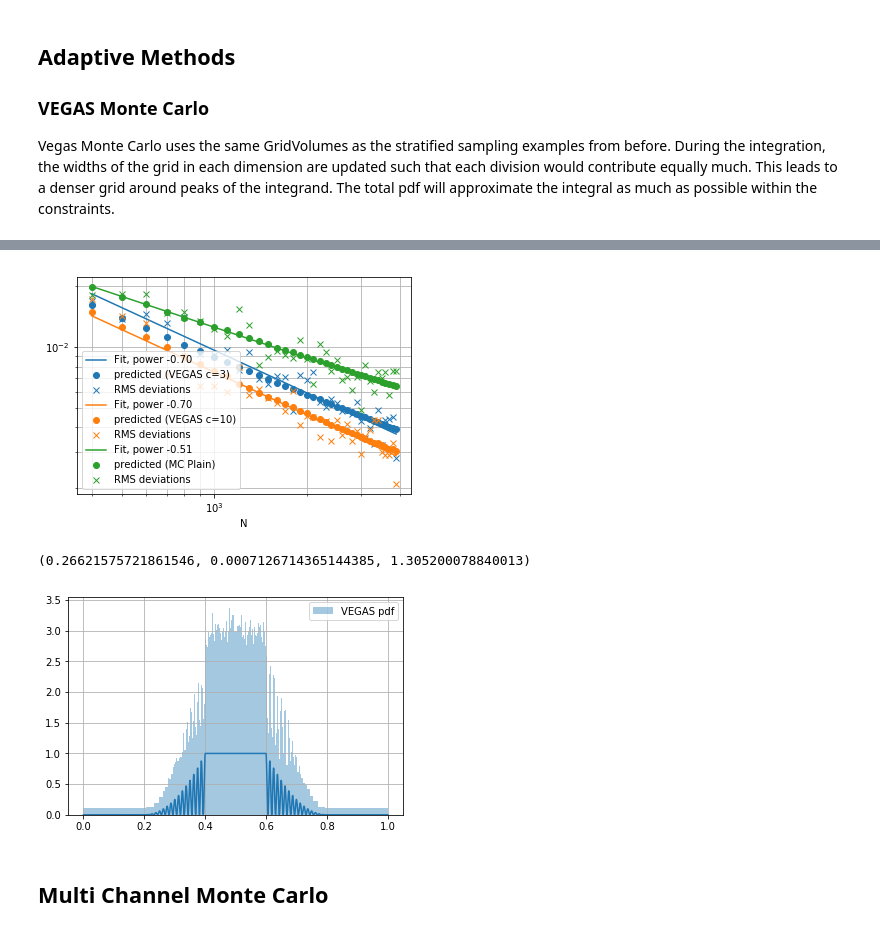
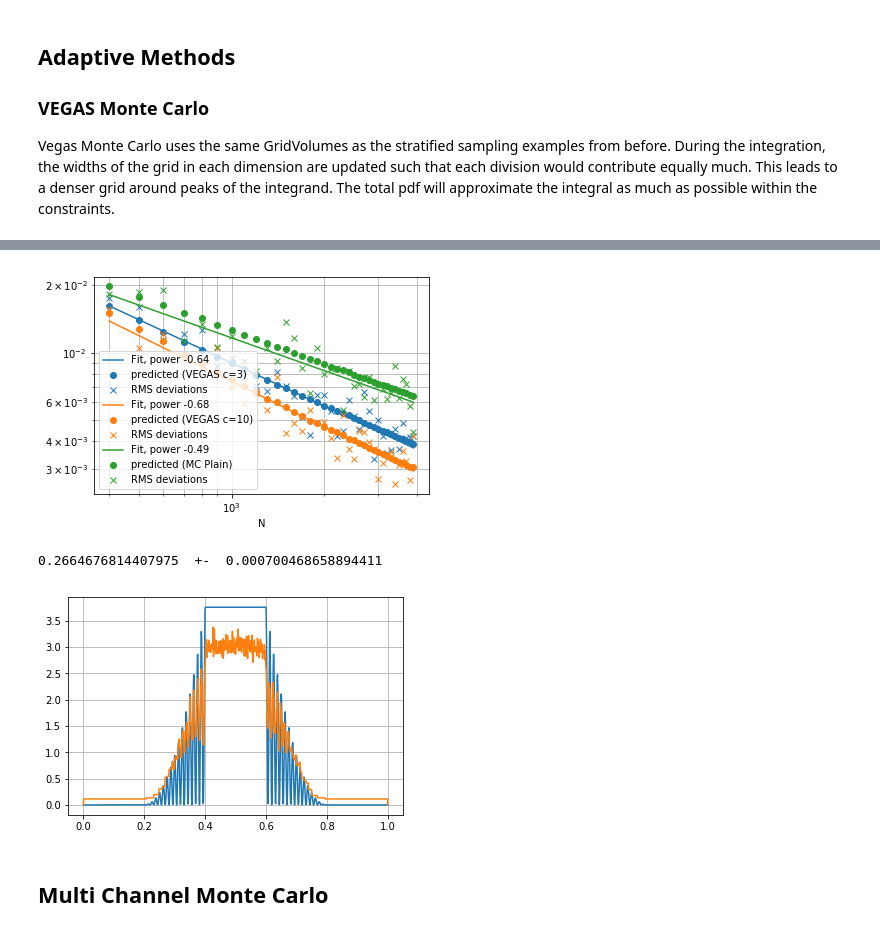
Before and after one commit to mathisgerdes/hep-monte-carlo, a Jupyter notebook: monte_carlo.ipynb, the cells around one changed output, grey strips where cells are left out. Cells and saved outputs as stored; diff of their text form; code cells hidden in the pictures.

```diff
--- a/monte_carlo.ipynb
+++ b/monte_carlo.ipynb
@@ -144,7 +145,8 @@ def plot_rms(f, true_value, Ns=range(10, 1000, 100), iterations=1, methods=[], p
 
         for i, N in zip(range(len(Ns)), Ns):
             for j in range(iterations):
-                iteration_estimates[j], iteration_errors[j] = method(f, N)
+                sample = method(f, N)
+                iteration_estimates[j], iteration_errors[j] = sample.integral, sample.integral_err
             # compute means
             mean_vars[i] = np.mean(iteration_errors**2)
             rms[i] = np.mean((iteration_estimates-true_value)**2)
@@ -518,22 +564,24 @@ plt.show()
 # %%
-vegas3 = MonteCarloVEGAS(divisions=10, c=3, name="VEGAS c=3").get_interface_infer_multiple(100)
-vegas5 = MonteCarloVEGAS(divisions=10, c=10, name="VEGAS c=10").get_interface_infer_multiple(100)
+vegas3 = VegasMC(divisions=10, c=3, name="VEGAS c=3").get_interface_infer_multiple(100)
+vegas5 = VegasMC(divisions=10, c=10, name="VEGAS c=10").get_interface_infer_multiple(100)
 plot_rms(test_function, test_function_true_value, iterations=20, Ns=range(400, 4000, 100),
-         methods=[vegas3, vegas5, MonteCarloPlain()], plot_fit=True)
+         methods=[vegas3, vegas5, PlainMC()], plot_fit=True)
 # %% [output]
-[figure, old version]
+[figure, new version]
 # %%
-vegas = MonteCarloVEGAS(divisions=300, c=400)
-print(vegas(test_function, sub_sample_size=1000, iterations=50, chi=True))
+vegas = VegasMC(divisions=300, c=400)
+sample = vegas(test_function, sub_eval_count=1000, iterations=50, chi=True)
+est, err, chi2 = sample.integral, sample.integral_err, sample.chi2
+print(est, ' +- ', err)
 
 x = np.linspace(0,1,1000)
-plt.plot(x,test_function(x))
-vegas.plot_pdf()
-plt.legend()
+plt.plot(x, test_function(x) / est)
+plt.plot(x, vegas.volumes.pdf(x))
 plt.grid()
+plt.show()
 # %% [output]
-(0.26621575721861546, 0.0007126714365144385, 1.305200078840013)
+0.2664676814407975  +-  0.000700468658894411
-[figure, old version]
+[figure, new version]
 # %% [markdown]
 ## Multi Channel Monte Carlo
 # %% [markdown]
```
Also changed, not shown: parts of 32 cells of this notebook, 4 other files.
